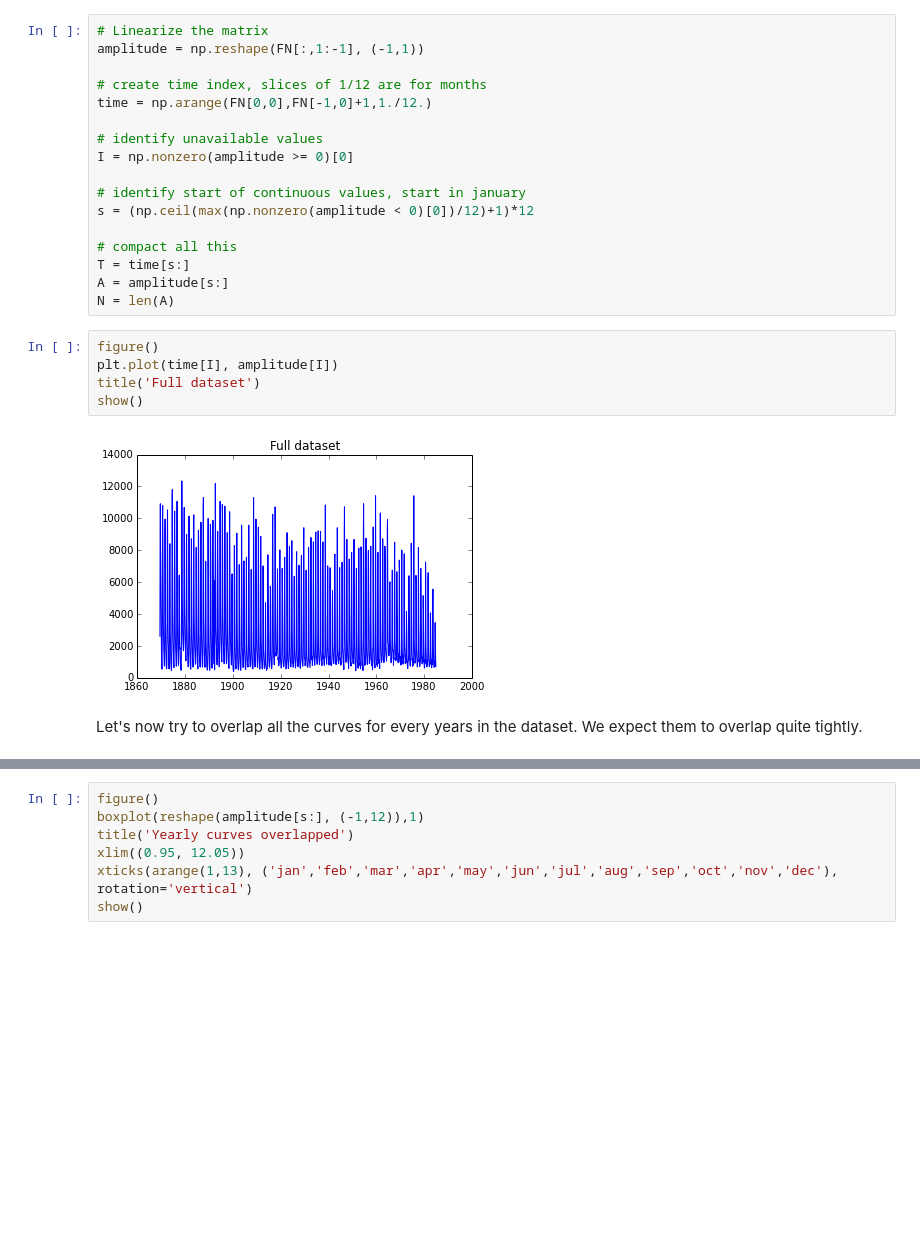
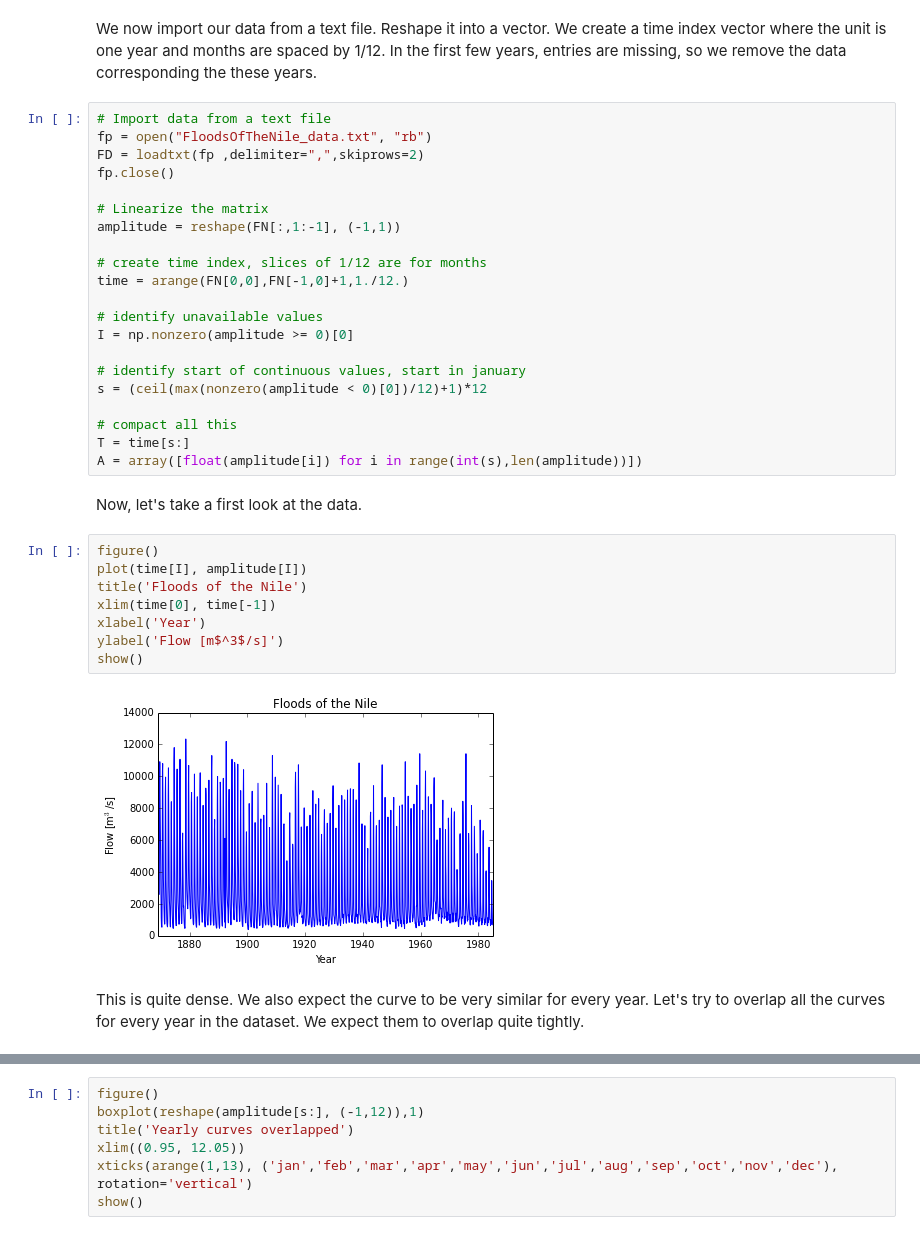
Before and after one commit to LCAV/SignalsOfTheDay, a Jupyter notebook: FloodsOfTheNile.ipynb, the cells around one changed output, grey strips where cells are left out. Saved outputs shown, nothing was run; the diff lists cells and outputs as text; blank space fills up the shorter version.

Commit message:
Split Nile data in separate file. Worked on notebook. Added R data at the end.

```diff
--- a/FloodsOfTheNile.ipynb
+++ b/FloodsOfTheNile.ipynb
@@ -147,29 +33,40 @@ Populating the interactive namespace from numpy and matplotlib
+# %% [markdown]
+We now import our data from a text file. Reshape it into a vector. We create a time index vector where the unit is one year and months are spaced by 1/12. In the first few years, entries are missing, so we remove the data corresponding the these years.
 # %%
+# Import data from a text file
+fp = open("FloodsOfTheNile_data.txt", "rb")
+FD = loadtxt(fp ,delimiter=",",skiprows=2)
+fp.close()
+
 # Linearize the matrix
-amplitude = np.reshape(FN[:,1:-1], (-1,1))
+amplitude = reshape(FN[:,1:-1], (-1,1))
 
 # create time index, slices of 1/12 are for months
-time = np.arange(FN[0,0],FN[-1,0]+1,1./12.)
+time = arange(FN[0,0],FN[-1,0]+1,1./12.)
 
 # identify unavailable values
 I = np.nonzero(amplitude >= 0)[0]
 
 # identify start of continuous values, start in january
-s = (np.ceil(max(np.nonzero(amplitude < 0)[0])/12)+1)*12
+s = (ceil(max(nonzero(amplitude < 0)[0])/12)+1)*12
 
 # compact all this
 T = time[s:]
-A = amplitude[s:]
-N = len(A)
+A = array([float(amplitude[i]) for i in range(int(s),len(amplitude))])
+# %% [markdown]
+Now, let's take a first look at the data.
 # %%
 figure()
-plt.plot(time[I], amplitude[I])
-title('Full dataset')
+plot(time[I], amplitude[I])
+title('Floods of the Nile')
+xlim(time[0], time[-1])
+xlabel('Year')
+ylabel('Flow [m$^3$/s]')
 show()
 # %% [output]
-[figure, old version]
+[figure, new version]
 # %% [markdown]
-Let's now try to overlap all the curves for every years in the dataset. We expect them to overlap quite tightly.
+This is quite dense. We also expect the curve to be very similar for every year. Let's try to overlap all the curves for every year in the dataset. We expect them to overlap quite tightly.
 # %%
 figure()
 plot(range(1,13), reshape(amplitude[s:], (-1,12)).T)
```
Also changed, not shown: parts of 36 cells of this notebook, 1 other file.
